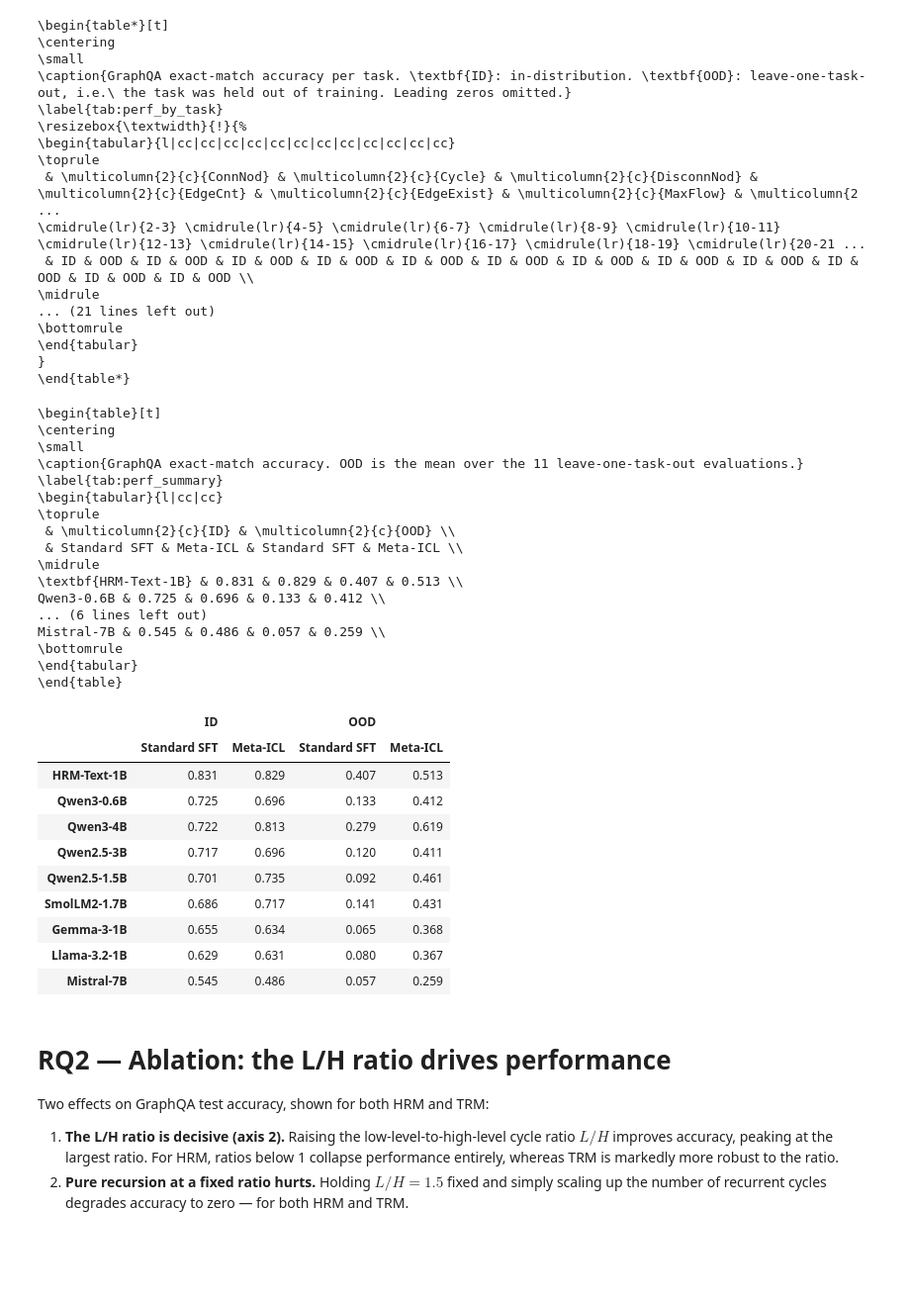
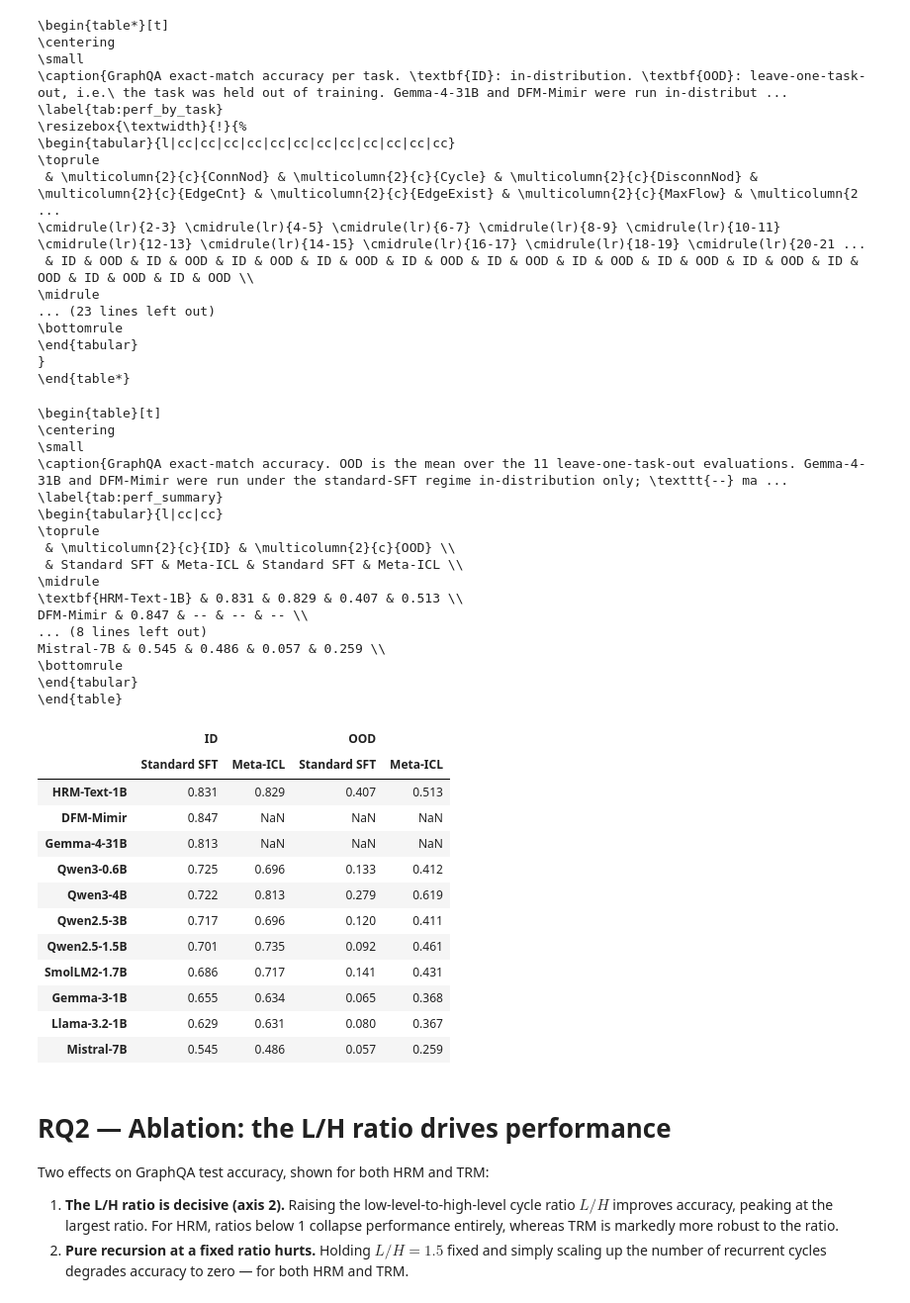
Before and after one commit to MariusAAROS/HRM-Text-for-Graphs, a Jupyter notebook: report/paper_results.ipynb, the cells around one changed output. Shown at 99% size. Drawn from its saved outputs; the diff is of its cells as text; code cells hidden in the pictures; blank space fills up the shorter version.

```diff
--- a/report/paper_results.ipynb
+++ b/report/paper_results.ipynb
@@ -50,6 +50,8 @@ HRM_ARCH = "HRM-Text-1B"
 # Short display names keyed by the HuggingFace id found in the run's `model` config.
 ARCH_LABELS = {
     "sapientinc/HRM-Text-1B": HRM_ARCH,
+    "danish-foundation-models/DFM-Mimir": "DFM-Mimir",
+    "google/gemma-4-31B": "Gemma-4-31B",
     "mistralai/Mistral-7B-v0.3": "Mistral-7B",
     "Qwen/Qwen3-4B": "Qwen3-4B",
     "Qwen/Qwen2.5-3B": "Qwen2.5-3B",
@@ -96,11 +98,14 @@ ablation_data = read_wandb_csv("data/results/ablation_data.csv")
 # *order* differs between families, so concat aligns on names and NaN-fills the rest.
 V2_DIR = Path("data/results/v2")
 V2_FAMILIES = ["baseline", "meta-icl", "hrm", "hrm-meta-icl"]
+# Late additions, evaluated in-distribution only: no Meta-ICL and no OOD sweep.
+V2_ID_ONLY = ["additional_baselines"]
 
 
 def load_v2(split):
+    families = V2_FAMILIES + (V2_ID_ONLY if split == "id" else [])
     return pd.concat(
-        [pd.read_csv(V2_DIR / f"{fam}-{split}.csv") for fam in V2_FAMILIES],
+        [pd.read_csv(V2_DIR / f"{fam}-{split}.csv") for fam in families],
         ignore_index=True,
     )
 
@@ -183,10 +176,15 @@ _direct_rank = (
     .sort_values(ascending=False)
 )
 ARCH_ORDER = [HRM_ARCH] + [a for a in _direct_rank.index if a != HRM_ARCH]
-MODEL_ORDER = ARCH_ORDER + [f"{a} ({META_ICL})" for a in ARCH_ORDER]
+# The ID-only additions have no Meta-ICL counterpart, so the two blocks differ in size.
+_have_meta = set(perf_id.loc[perf_id["regime"] == META_ICL, "arch"])
+META_ORDER = [f"{a} ({META_ICL})" for a in ARCH_ORDER if a in _have_meta]
+MODEL_ORDER = ARCH_ORDER + META_ORDER
+N_DIRECT = len(ARCH_ORDER)
 
 perf_id["model"] = pd.Categorical(perf_id["model"], MODEL_ORDER, ordered=True)
 perf_id = perf_id.sort_values("model").reset_index(drop=True)
+perf_id["model"] = perf_id["model"].astype(str)
 
 # Models x held-out-task matrix (canonical task order) + mean OOD per model.
 ood_by_task = (
@@ -201,7 +199,11 @@ id_by_task = id_by_task.reindex(MODEL_ORDER)
 overall_id = perf_id.set_index("model")["exact_match"].reindex(MODEL_ORDER)
 overall_ood = ood_by_task.mean(axis=1)
 
-assert len(perf_id) == 18 and ood_by_task.notna().all().all(), "unexpected v2 coverage"
+# Models evaluated OOD must be complete; the ID-only additions are allowed to be absent.
+OOD_MODELS = [m for m in MODEL_ORDER if m in set(ood["model"])]
+assert len(perf_id) == len(MODEL_ORDER) == 20, "unexpected v2 coverage"
+assert id_by_task.notna().all().all(), "missing in-distribution per-task scores"
+assert ood_by_task.loc[OOD_MODELS].notna().all().all(), "incomplete OOD sweep"
 pd.DataFrame({"ID": overall_id, "OOD (mean)": overall_ood}).round(3)
 # %% [output]
 |  | ID | OOD (mean) |
@@ -371,6 +378,8 @@ def combined_task_table_latex(id_mat, ood_mat, caption, label):
 
     # Drop the leading zero (".84") so 24 numeric columns still fit the text width.
     def fmt(v):
+        if pd.isna(v):
+            return "--"
         return f"{v:.2f}".lstrip("0") if v < 1 else f"{v:.2f}"
 
     lines = tbl.to_latex(
@@ -380,10 +389,12 @@ def combined_task_table_latex(id_mat, ood_mat, caption, label):
     ).splitlines()
 
     ncol = 1 + 2 * len(groups)
-    block = len(ARCH_ORDER)
+    # The two regime blocks differ in size: some architectures are direct-only.
+    n_direct = sum(META_ICL not in str(m) for m in id_mat.index)
+    n_rows = len(tbl)
     head = lines.index(r"\midrule")
-    rows = lines[head + 1: head + 1 + 2 * block]
-    for i in (0, block):  # HRM-Text is pinned first in each block
+    rows = lines[head + 1: head + 1 + n_rows]
+    for i in (0, n_direct):  # HRM-Text is pinned first in each block
         rows[i] = rows[i].replace(HRM_ARCH, rf"\textbf{{{HRM_ARCH}}}", 1)
 
     cmid = " ".join(
@@ -396,9 +407,9 @@ def combined_task_table_latex(id_mat, ood_mat, caption, label):
     top = lines.index(r"\toprule")
     body = (
         lines[: top + 2] + [cmid] + lines[top + 2: head + 1]
-        + [banner(DIRECT)] + rows[:block]
-        + [r"\midrule", banner(META_ICL)] + rows[block:]
-        + lines[head + 1 + 2 * block:]
+        + [banner(DIRECT)] + rows[:n_direct]
+        + [r"\midrule", banner(META_ICL)] + rows[n_direct:]
+        + lines[head + 1 + n_rows:]
     )
     return "\n".join([
         r"\begin{table*}[t]", r"\centering", r"\small",
@@ -415,14 +426,15 @@ print(combined_task_table_latex(
     ood_by_task,
     "GraphQA exact-match accuracy per task. \\textbf{ID}: in-distribution. "
     "\\textbf{OOD}: leave-one-task-out, i.e.\\ the task was held out of training. "
-    "Leading zeros omitted.",
+    "Gemma-4-31B and DFM-Mimir were run in-distribution only, so their OOD cells are "
+    "\\texttt{--}. Leading zeros omitted.",
     "tab:perf_by_task",
 ))
 # %% [output]
 \begin{table*}[t]
 \centering
 \small
-\caption{GraphQA exact-match accuracy per task. \textbf{ID}: in-distribution. \textbf{OOD}: leave-one-task-out, i.e.\ the task was held out of training. Leading zeros omitted.}
+\caption{GraphQA exact-match accuracy per task. \textbf{ID}: in-distribution. \textbf{OOD}: leave-one-task-out, i.e.\ the task was held out of training. Gemma-4-31B and DFM-Mimir were run in-distribut ...
 \label{tab:perf_by_task}
 \resizebox{\textwidth}{!}{%
 \begin{tabular}{l|cc|cc|cc|cc|cc|cc|cc|cc|cc|cc|cc|cc}
@@ -431,14 +443,14 @@ print(combined_task_table_latex(
 \cmidrule(lr){2-3} \cmidrule(lr){4-5} \cmidrule(lr){6-7} \cmidrule(lr){8-9} \cmidrule(lr){10-11} \cmidrule(lr){12-13} \cmidrule(lr){14-15} \cmidrule(lr){16-17} \cmidrule(lr){18-19} \cmidrule(lr){20-21 ...
  & ID & OOD & ID & OOD & ID & OOD & ID & OOD & ID & OOD & ID & OOD & ID & OOD & ID & OOD & ID & OOD & ID & OOD & ID & OOD & ID & OOD \\
 \midrule
-... (21 lines left out)
+... (23 lines left out)
 \bottomrule
 \end{tabular}
 }
 \end{table*}
 # %%
-# Compact single-column headline table: 9 architectures x {ID, OOD} x {Direct, Meta-ICL}.
-# The old per-task ID/OOD cross-table would have needed 36 numeric columns.
+# Compact single-column headline table: 11 architectures x {ID, OOD} x {Direct, Meta-ICL}.
+# The old per-task ID/OOD cross-table would have needed 44 numeric columns.
 summary = pd.DataFrame(
     {
         ("ID", DIRECT): overall_id.reindex(ARCH_ORDER).to_numpy(),
@@ -465,37 +477,41 @@ summary_lines[head + 1] = summary_lines[head + 1].replace(
     HRM_ARCH, rf"\textbf{{{HRM_ARCH}}}", 1
 )
 
 print("\n".join([
     r"\begin{table}[t]", r"\centering", r"\small",
     r"\caption{GraphQA exact-match accuracy. OOD is the mean over the 11 "
-    r"leave-one-task-out evaluations.}",
+    r"leave-one-task-out evaluations. Gemma-4-31B and DFM-Mimir were run under the "
+    r"standard-SFT regime in-distribution only; \texttt{--} marks an evaluation that "
+    r"was not performed.}",
     r"\label{tab:perf_summary}",
     *summary_lines,
     r"\end{table}",
 ]))
 
 summary.round(3)
 # %% [output]
 \begin{table}[t]
 \centering
 \small
-\caption{GraphQA exact-match accuracy. OOD is the mean over the 11 leave-one-task-out evaluations.}
+\caption{GraphQA exact-match accuracy. OOD is the mean over the 11 leave-one-task-out evaluations. Gemma-4-31B and DFM-Mimir were run under the standard-SFT regime in-distribution only; \texttt{--} ma ...
 \label{tab:perf_summary}
 \begin{tabular}{l|cc|cc}
 \toprule
  & \multicolumn{2}{c}{ID} & \multicolumn{2}{c}{OOD} \\
  & Standard SFT & Meta-ICL & Standard SFT & Meta-ICL \\
 \midrule
 \textbf{HRM-Text-1B} & 0.831 & 0.829 & 0.407 & 0.513 \\
-Qwen3-0.6B & 0.725 & 0.696 & 0.133 & 0.412 \\
-... (6 lines left out)
+DFM-Mimir & 0.847 & -- & -- & -- \\
+... (8 lines left out)
 Mistral-7B & 0.545 & 0.486 & 0.057 & 0.259 \\
 \bottomrule
 \end{tabular}
 \end{table}
 |  | ID |  | OOD |  |
 |  | Standard SFT | Meta-ICL | Standard SFT | Meta-ICL |
 | HRM-Text-1B | 0.831 | 0.829 | 0.407 | 0.513 |
+| DFM-Mimir | 0.847 | NaN | NaN | NaN |
+| Gemma-4-31B | 0.813 | NaN | NaN | NaN |
 | Qwen3-0.6B | 0.725 | 0.696 | 0.133 | 0.412 |
 | Qwen3-4B | 0.722 | 0.813 | 0.279 | 0.619 |
 | Qwen2.5-3B | 0.717 | 0.696 | 0.120 | 0.411 |
```
Also changed, not shown: parts of 15 cells of this notebook, 15 other files.
